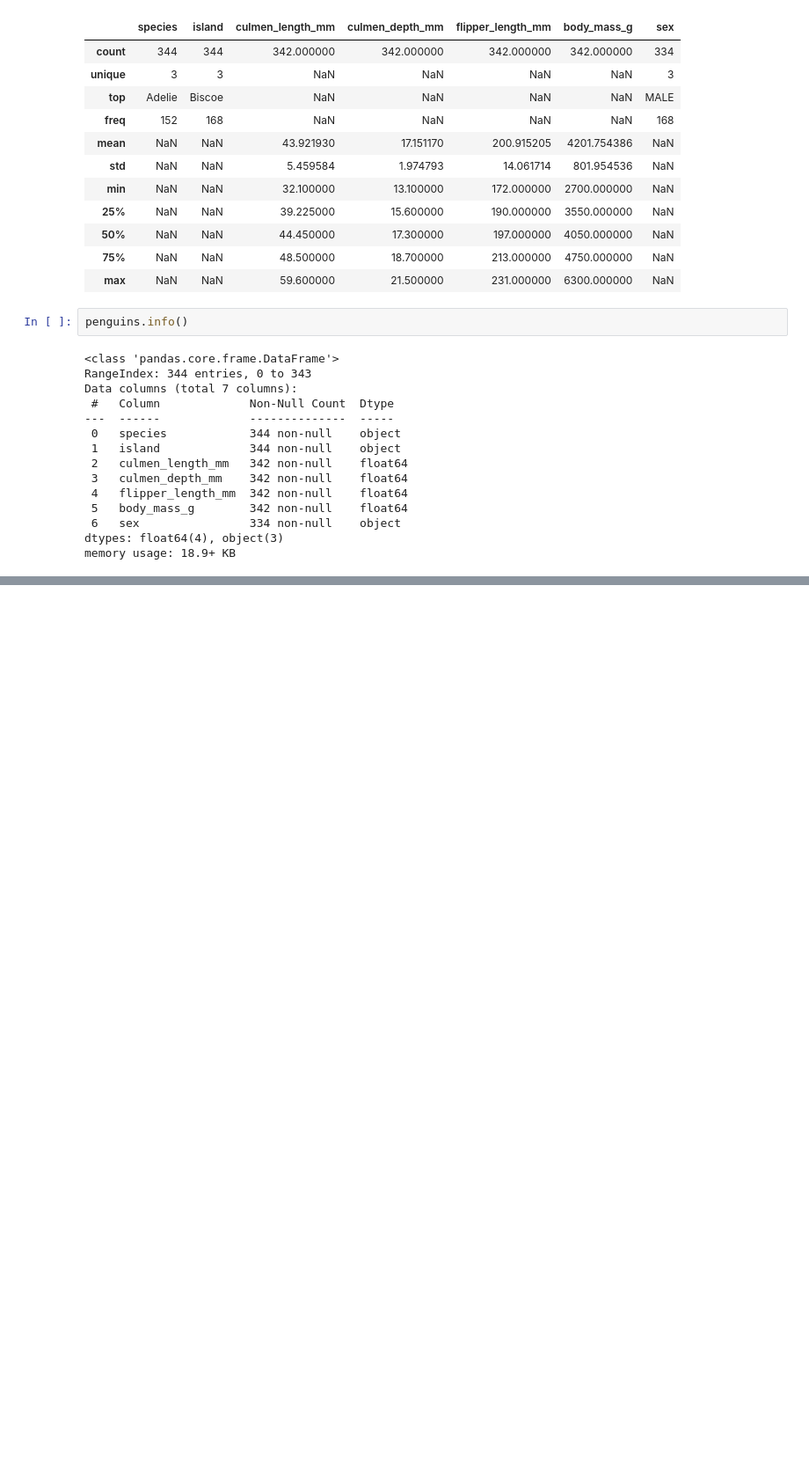
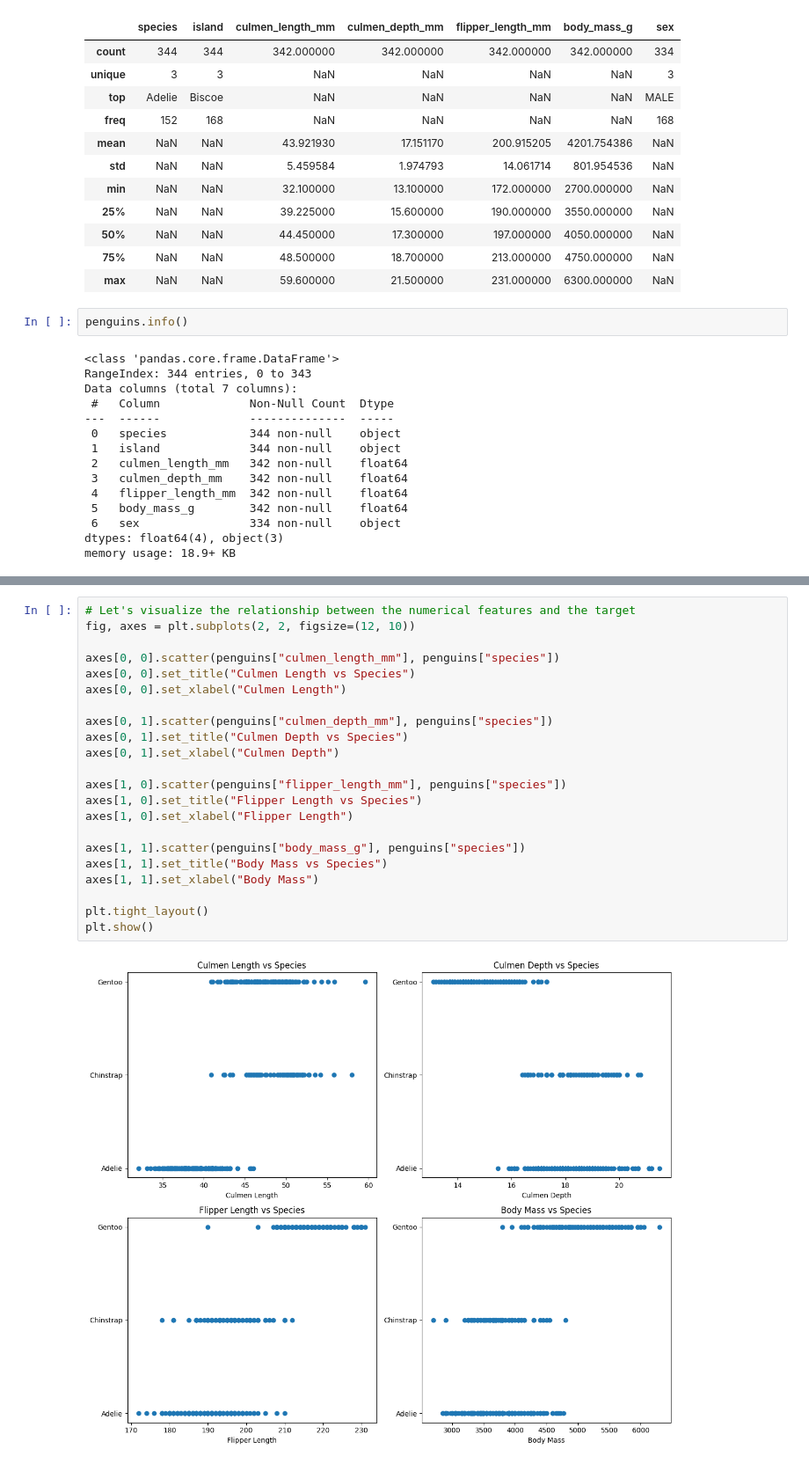
Before and after one commit to agpt8/ml.school, a Jupyter notebook: program/cohort_azure.ipynb, the cells around one changed output, grey strips where cells are left out. Shown at 88% size. Cells and saved outputs as stored; diff of their text form; blank space fills up the shorter version.

```diff
--- a/program/cohort_azure.ipynb
+++ b/program/cohort_azure.ipynb
@@ -163,0 +287,24 @@ memory usage: 18.9+ KB
+# %%
+# Let's visualize the relationship between the numerical features and the target
+fig, axes = plt.subplots(2, 2, figsize=(12, 10))
+
+axes[0, 0].scatter(penguins["culmen_length_mm"], penguins["species"])
+axes[0, 0].set_title("Culmen Length vs Species")
+axes[0, 0].set_xlabel("Culmen Length")
+
+axes[0, 1].scatter(penguins["culmen_depth_mm"], penguins["species"])
+axes[0, 1].set_title("Culmen Depth vs Species")
+axes[0, 1].set_xlabel("Culmen Depth")
+
+axes[1, 0].scatter(penguins["flipper_length_mm"], penguins["species"])
+axes[1, 0].set_title("Flipper Length vs Species")
+axes[1, 0].set_xlabel("Flipper Length")
+
+axes[1, 1].scatter(penguins["body_mass_g"], penguins["species"])
+axes[1, 1].set_title("Body Mass vs Species")
+axes[1, 1].set_xlabel("Body Mass")
+
+plt.tight_layout()
+plt.show()
+# %% [output]
+[figure, added]
```
Also changed, not shown: parts of 13 cells of this notebook.
